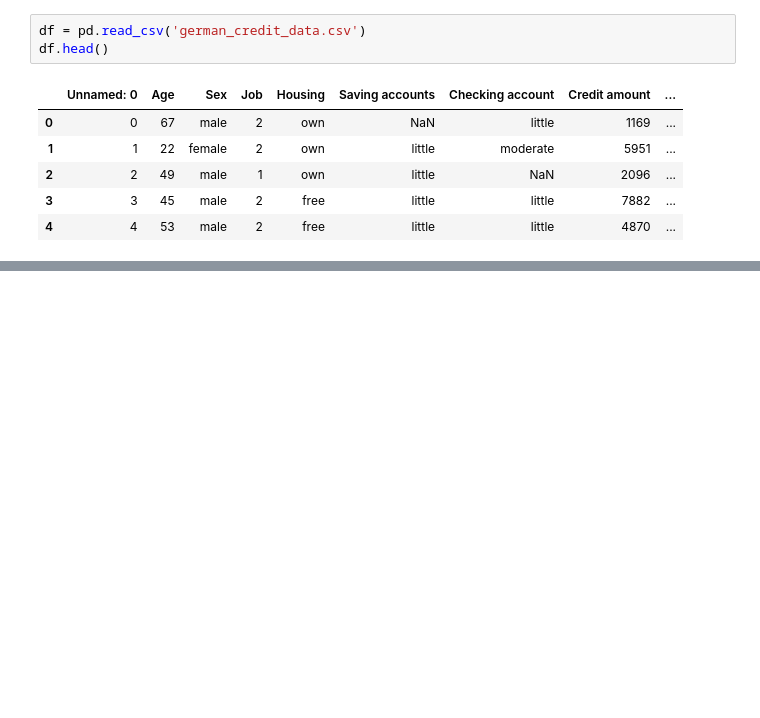
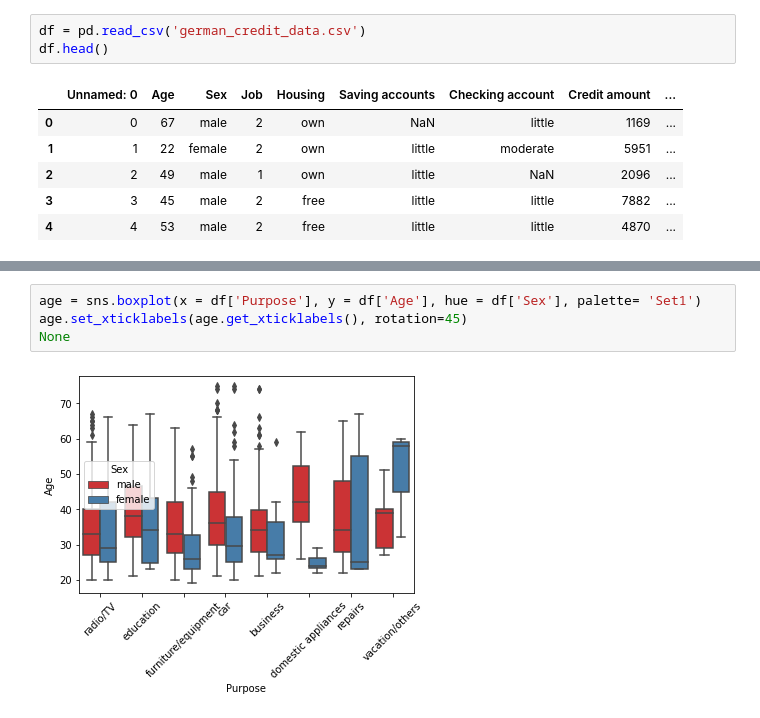
Before and after one commit to acubillosde/Banco, a Jupyter notebook: Bank_classification.ipynb, the cells around one changed output, grey strips where cells are left out. Saved outputs shown, nothing was run; the diff lists cells and outputs as text; blank space fills up the shorter version.

```diff
--- a/Bank_classification.ipynb
+++ b/Bank_classification.ipynb
@@ -16,0 +95,6 @@ df.head()
+# %%
+age = sns.boxplot(x = df['Purpose'], y = df['Age'], hue = df['Sex'], palette= 'Set1')
+age.set_xticklabels(age.get_xticklabels(), rotation=45)
+None
+# %% [output]
+[figure, added]
```
Also changed, not shown: parts of 13 cells of this notebook, 3 other files.
